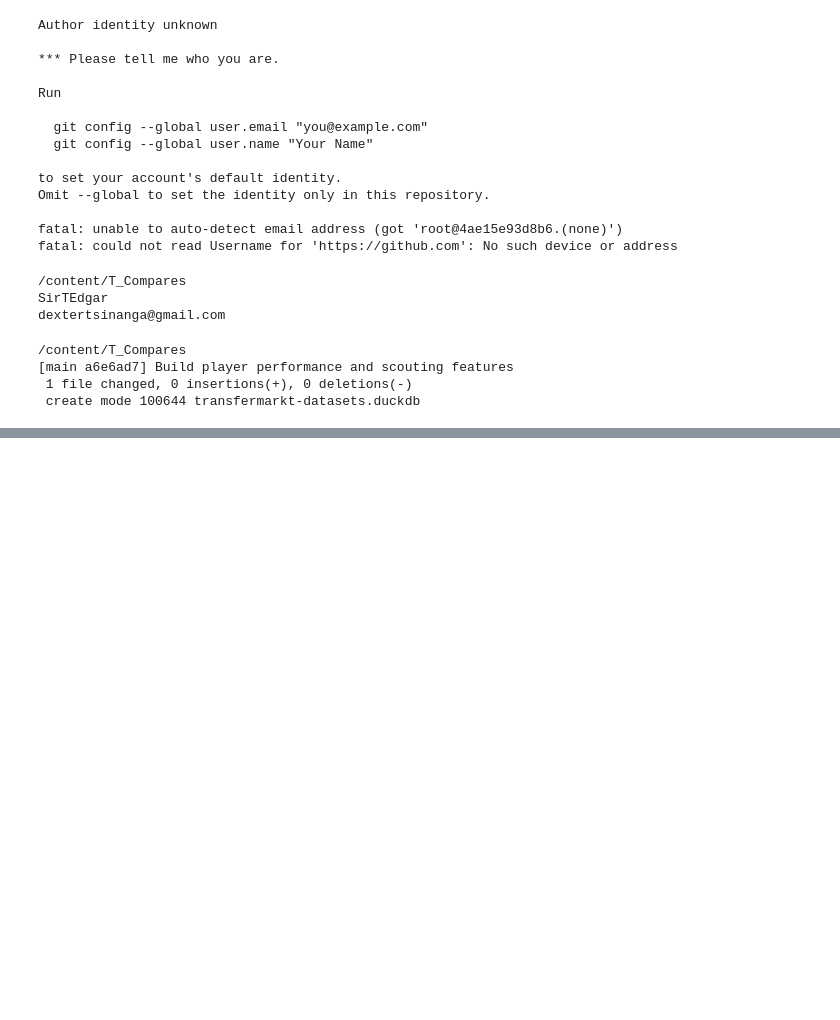
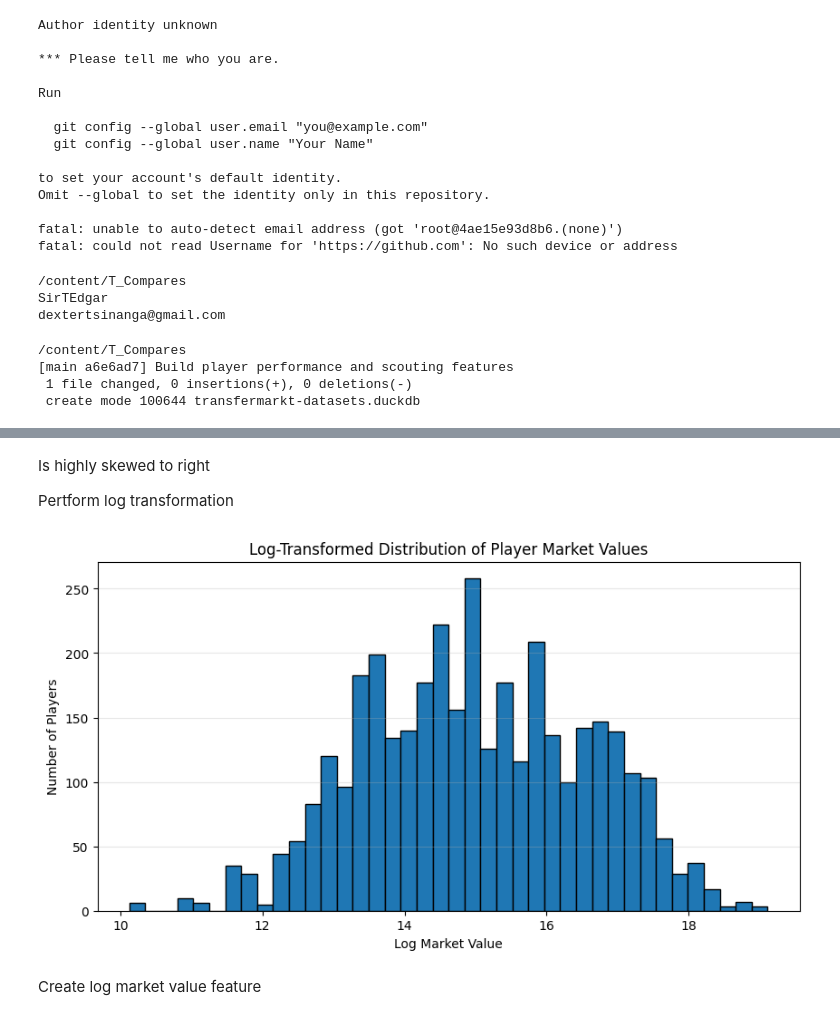
Before and after one commit to SirTEdgar/T_Compares, a Jupyter notebook: FootAnalytics.ipynb, the cells around one changed output, grey strips where cells are left out. Drawn from its saved outputs; the diff is of its cells as text; code cells hidden in the pictures; blank space fills up the shorter version.

```diff
--- a/FootAnalytics.ipynb
+++ b/FootAnalytics.ipynb
@@ -1899,0 +1922,33 @@ dextertsinanga@gmail.com
+# %% [markdown]
+Is highly skewed to right
+
+Pertform log transformation
+# %%
+import numpy as np
+import matplotlib.pyplot as plt
+
+# Remove missing market values
+market_values = player_features["market_value_in_eur"].dropna()
+
+# Log-transform
+log_market_values = np.log1p(market_values)
+
+# Visualize
+plt.figure(figsize=(10, 5))
+
+plt.hist(
+    log_market_values,
+    bins=40,
+    edgecolor="black"
+)
+
+plt.title("Log-Transformed Distribution of Player Market Values")
+plt.xlabel("Log Market Value")
+plt.ylabel("Number of Players")
+plt.grid(axis="y", alpha=0.3)
+
+plt.show()
+# %% [output]
+[figure, added]
+# %% [markdown]
+Create log market value feature
```
Also changed, not shown: parts of 67 cells of this notebook.
